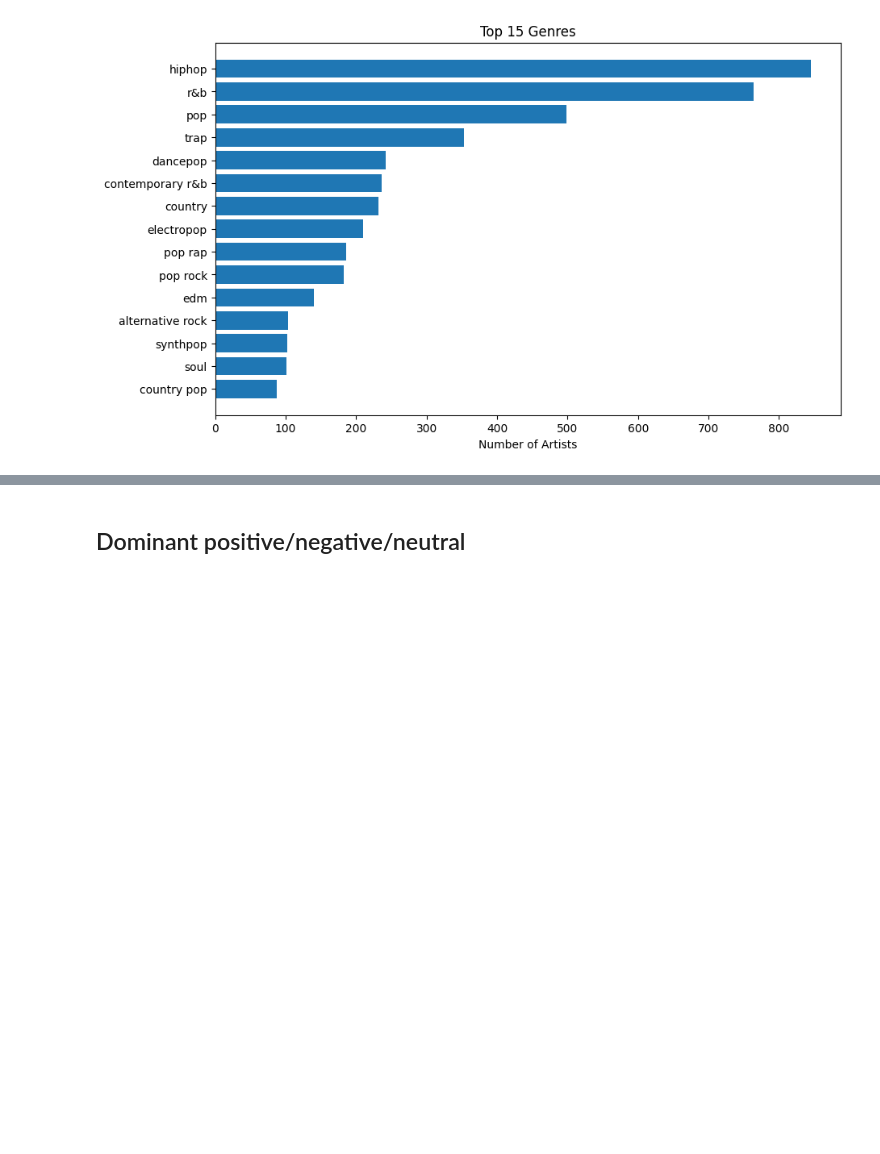
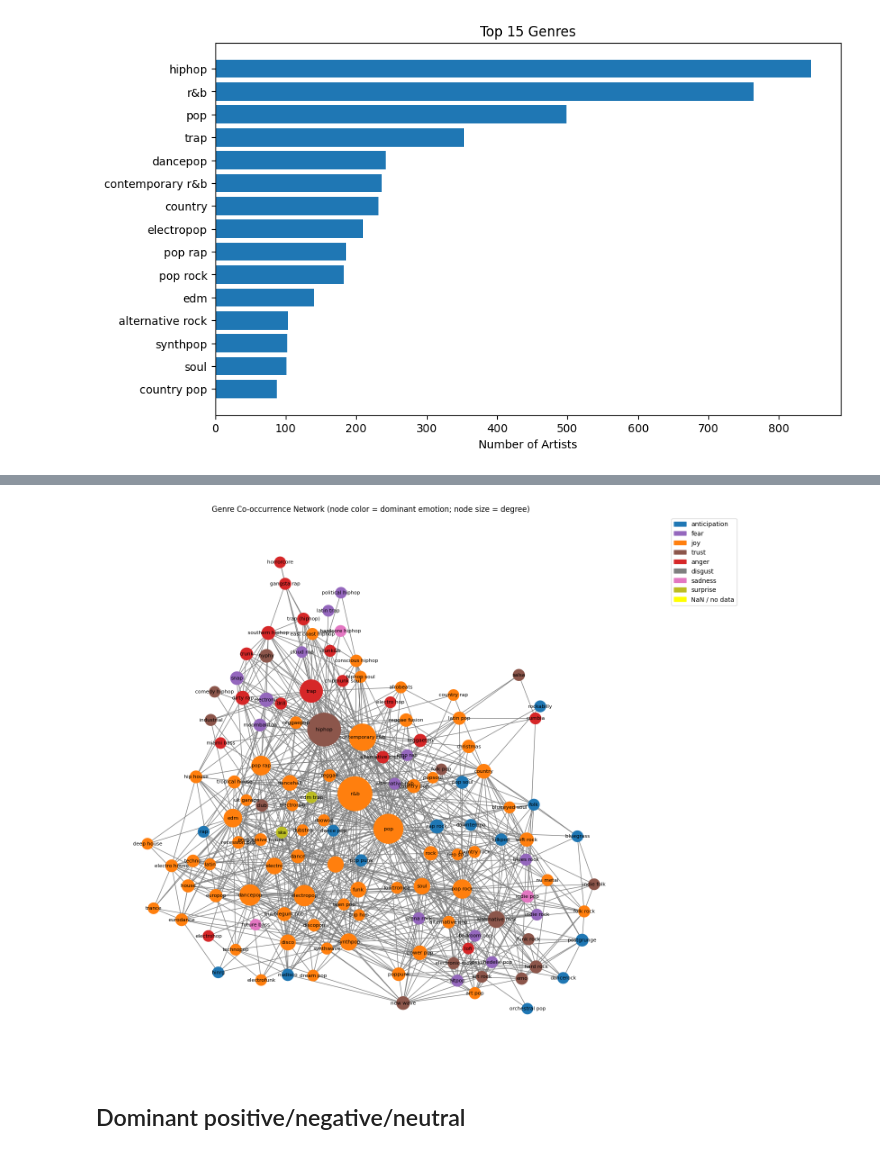
Before and after one commit to wkandersen/02807-computational-data-science, a Jupyter notebook: project_J.ipynb, the cells around one changed output, grey strips where cells are left out. Drawn from its saved outputs; the diff is of its cells as text; code cells hidden in the pictures; blank space fills up the shorter version.

```diff
--- a/project_J.ipynb
+++ b/project_J.ipynb
@@ -75,6 +86,5 @@ df_genres = data_single[data_single['genre'].apply(bool)].reset_index(drop=True)
 df_genres['genre'] = (
     df_genres['genre']
       .astype(str)
-      .apply(lambda x: [g.strip() for g in x.split(',')] if ',' in x else [x.strip()])
-)
+      .apply(lambda x: [g.strip() for g in x.split(',')] if ',' in x else [x.strip()]))
 # %%
@@ -109,13 +122,0 @@ Total distinct genres: 327
-# %%
-import networkx as nx
-import pandas as pd
-from collections import defaultdict, Counter
-from multiprocessing import Pool, cpu_count
-
-# Read emotion data
-df_emo = pd.read_csv(
-    'NRC-Emotion-Lexicon-Wordlevel-v0.92.txt',
-    sep='\t',
-    header=None,
-    names=['word', 'emotion', 'association']
-)
@@ -265,2 +203,47 @@ plt.show()
+# %%
+## Create graph with genres as nodes and links being the artist with both genres
+G = nx.Graph()
+for genres in df_genres['genre']:
+    if len(genres) > 1:
+        for genre1, genre2 in itertools.combinations(genres, 2):
+            G.add_edge(genre1, genre2, weight=G.get_edge_data(genre1, genre2, {'weight': 0})['weight'] + 1)
+
+G.remove_edges_from(nx.selfloop_edges(G))
+
+# Map emotions to colors
+emotion_color_map = {
+    'anticipation': '#1f77b4',
+    'fear': '#9467bd',
+    'joy': '#ff7f0e',
+    'trust': '#8c564b',
+    'anger': '#d62728',
+    'disgust': '#7f7f7f',
+    'sadness': '#e377c2',
+    'surprise': '#bcbd22'
+}
+
+# Get node colors based on dominant emotion
+node_colors = []
+for node in G.nodes():
+    dom = df_emotions_by_genre.loc[df_emotions_by_genre['genre'] == node, 'dominant_emotion']
+    node_colors.append(emotion_color_map.get(dom.iloc[0], 'yellow') if not dom.empty and pd.notna(dom.iloc[0]) else 'yellow')
+
+# Compute scaled node sizes from weighted degree
+deg_vals = np.array([d for _, d in G.degree(weight='weight')])
+node_sizes = (300 + (deg_vals - deg_vals.min()) / (deg_vals.max() - deg_vals.min() + 1e-10) * 2700).tolist()
+
+# Draw the graph
+plt.figure(figsize=(12, 12))
+pos = nx.forceatlas2_layout(G, max_iter=1000, seed=42)
+nx.draw(G, pos, with_labels=True, node_size=node_sizes, node_color=node_colors,
+        font_size=8, edge_color="gray")
+
+patches = [mpatches.Patch(color=c, label=e) for e, c in emotion_color_map.items()]
+patches.append(mpatches.Patch(color='yellow', label='NaN / no data'))
+plt.legend(handles=patches, bbox_to_anchor=(1.05, 1), loc='upper left')
+plt.title("Genre Co-occurrence Network (node color = dominant emotion; node size = degree)")
+plt.show()
+# %% [output]
+[figure, added]
 # %% [markdown]
 ## Dominant positive/negative/neutral
```
Also changed, not shown: parts of 19 cells of this notebook.
